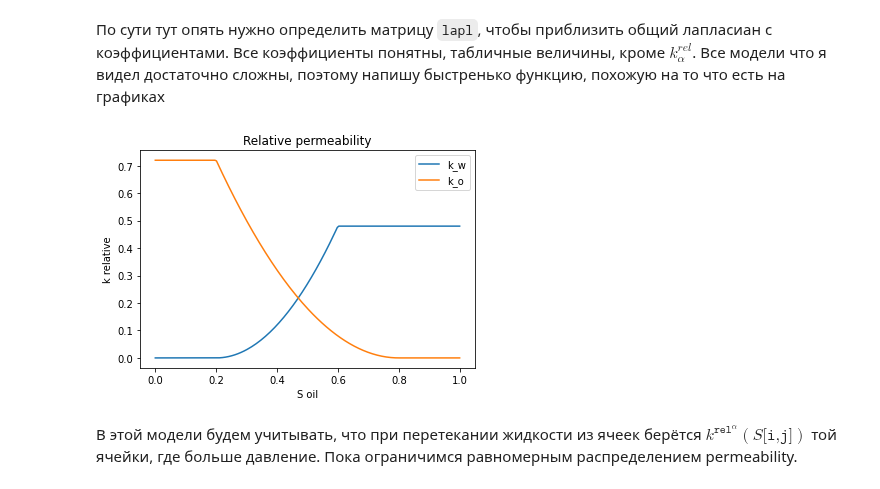
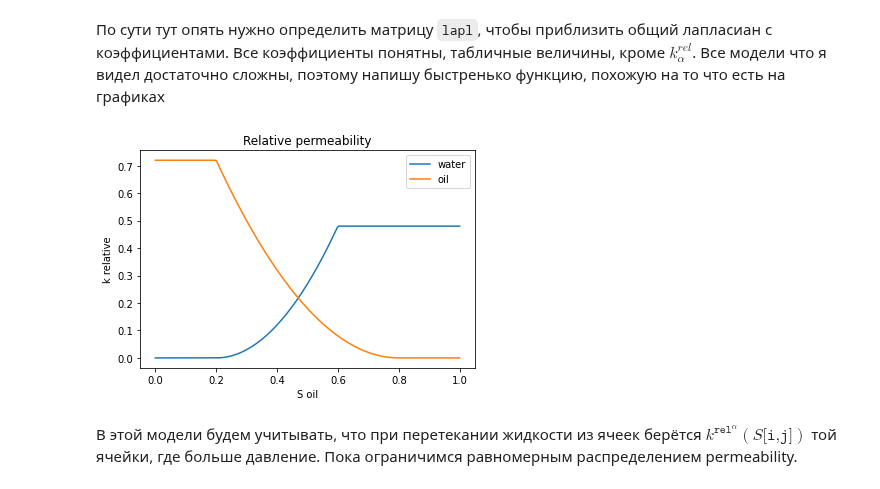
Before and after one commit to lemikhovalex/ReservoirModel, a Jupyter notebook: now_do_simple_models/05_1d_2liq.ipynb, the cells around one changed output. Saved outputs shown, nothing was run; the diff lists cells and outputs as text; code cells hidden in the pictures.

```diff
--- a/now_do_simple_models/05_1d_2liq.ipynb
+++ b/now_do_simple_models/05_1d_2liq.ipynb
@@ -114,16 +114,16 @@ def k_rel_o(s):
 # %%
 ss = np.linspace(0, 1, 200)
 k_rels_w = [k_rel_w(s) for s in ss]
 k_rels_o = [k_rel_o(1 - s) for s in ss]
-plt.plot(ss, k_rels_w, label='k_w')
-plt.plot(ss, k_rels_o, label='k_o')
+plt.plot(ss, k_rels_w, label='water')
+plt.plot(ss, k_rels_o, label='oil')
 plt.xlabel('S oil')
 plt.ylabel("k relative")
 plt.title('Relative permeability')
 plt.legend()
 plt.show()
 # %% [output]
-[figure, old version]
+[figure, new version]
 # %% [markdown]
 В этой модели будем учитывать, что при перетекании жидкости из ячеек берётся $k^{\texttt{rel}^{\alpha}}(S\texttt{[i,j]})$ той ячейки, где больше давление.
 Пока ограничимся равномерным распределением permeability.
```
Also changed, not shown: parts of 4 cells of this notebook.
